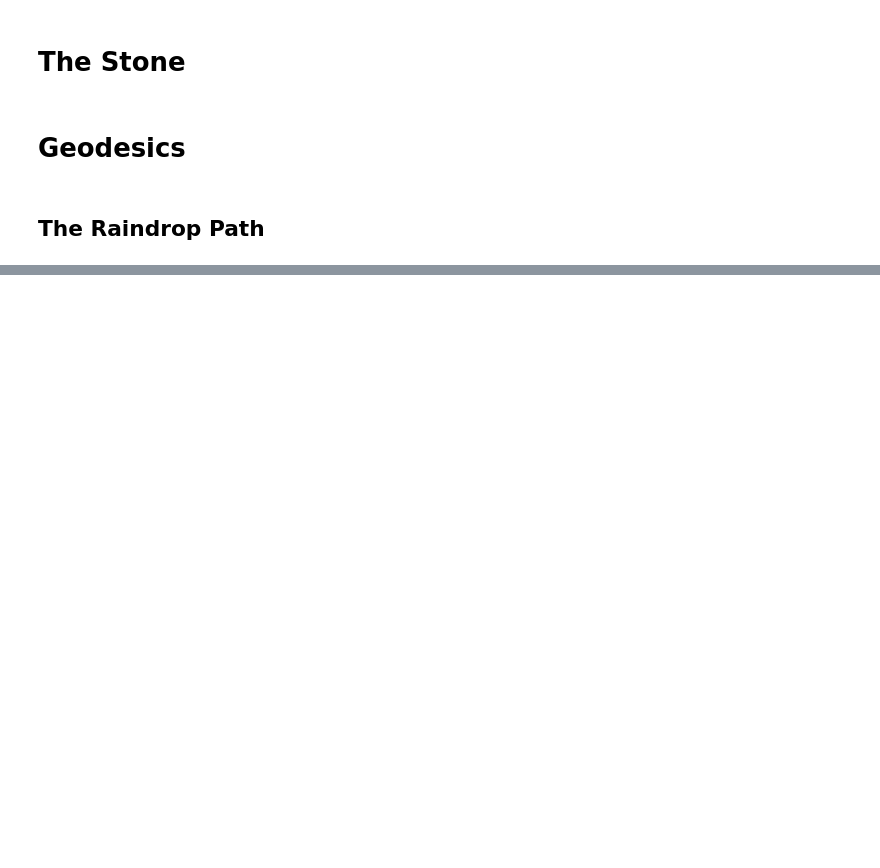
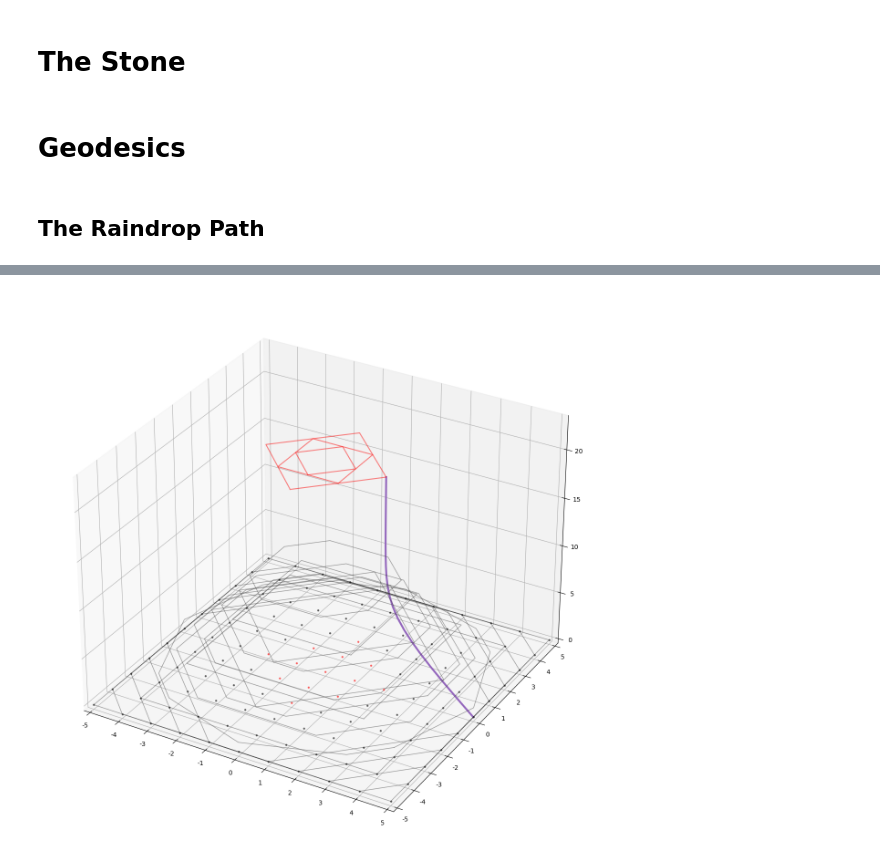
Before and after one commit to SimmeringRook/Cartographer, a Jupyter notebook: 36X/angular copy 2.ipynb, the cells around one changed output, grey strips where cells are left out. Drawn from its saved outputs; the diff is of its cells as text; code cells hidden in the pictures; blank space fills up the shorter version.

```diff
--- a/36X/angular copy 2.ipynb
+++ b/36X/angular copy 2.ipynb
@@ -667,7 +667,7 @@ plt.savefig(f'empty_lattice_with_curvature.jpg',bbox_inches='tight')
 # %%
 import matplotlib.animation as animation
 
-do_animation = True
+do_animation = False
 
 if do_animation:
     fig, ax = draw_layout_3D(empty_lattice)
@@ -1017,25 +717,12 @@ plt.savefig(f'oribtal_diagram_{diagram}M.jpg',bbox_inches='tight')
-# %%
-dtau = 0.1
-elapsed_tau = np.arange(0, int(10/dtau))
-
-r_orbit = np.zeros(np.shape(elapsed_tau))
-p_orbit = np.zeros(np.shape(elapsed_tau))
-M=1
-shell_radius = 10
-
-L_per_mass = 5.775
-E_per_mass = 1.033
-
-for r_index in np.arange(0, np.shape(elapsed_tau)[0]):
-    _previous_r = shell_radius if r_index == 0 else r_orbit[r_index-1]
-    r_coord = np.abs(_previous_r)
-    _angular_component = np.multiply(get_curvature_factor(r_coordinate=r_coord), np.power(np.true_divide(L_per_mass, r_coord), 2))
-    difference_of_energy_and_angular = np.subtract(np.power(E_per_mass, 2), _angular_component)
-    direction = 1 if difference_of_energy_and_angular > 0 else -1
-    if direction == -1:
-        print(r_coord)
-    dr = np.multiply(np.sqrt(np.absolute(difference_of_energy_and_angular)), dtau * direction)
-
-    r_orbit[r_index] = _previous_r - dr
-
-print(r_orbit)
+# %%
+import math
+
+def path_finder(stone: Stone, time_resolution: float):
+    initial_r = stone.position[0].polar.r
+    initial_phi = stone.position[0].polar.phi
+    coordinate_after_step = Coordinate(q1= initial_r, q2= initial_phi, is_cartesian=False)
+
+    while _do_float_gt_with_tolerance(coordinate_after_step.polar.r, 2*M):
+        dr_BK = - math.pow(get_curvature_factor(r_coordinate=stone.position[0].polar.r), 2) * math.sqrt(2*M / stone.position[0].polar.r) * time_resolution
+        coordinate_after_step = Coordinate(q1= stone.position[0].polar.r + dr_BK, q2= stone.position[0].polar.phi)
+        stone.position.insert(0, coordinate_after_step)
@@ -1041,0 +835,8 @@ print(r_orbit)
+# %%
+# fig, ax = draw_path(lattice, stone)
+time_resolution = 1
+path_finder(stone, time_resolution=time_resolution)
+
+fig, ax = draw_path_3D(lattice, stone)
+# %% [output]
+[figure, added]
```
Also changed, not shown: parts of 33 cells of this notebook.
